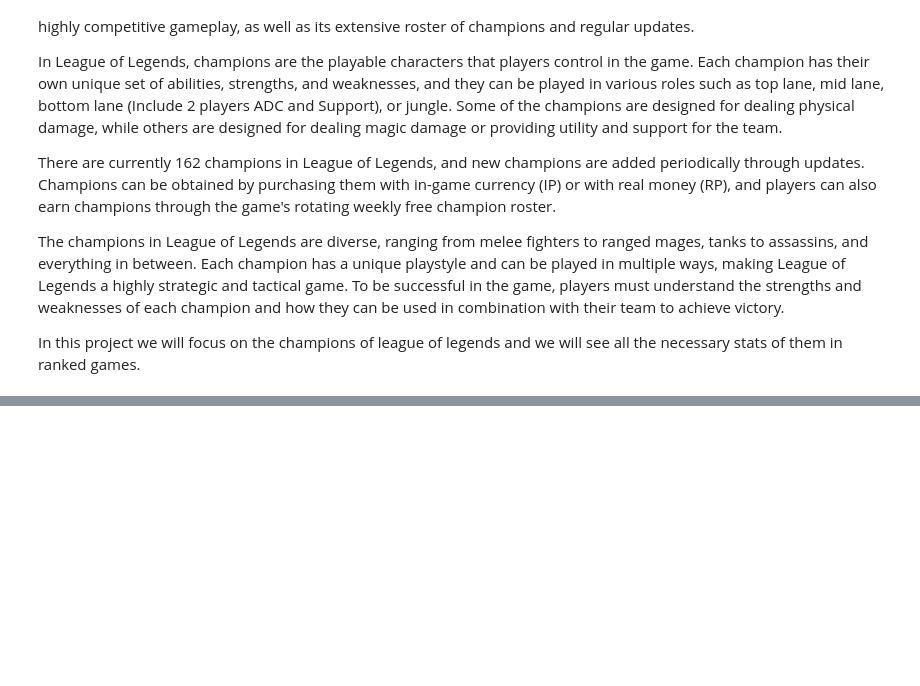
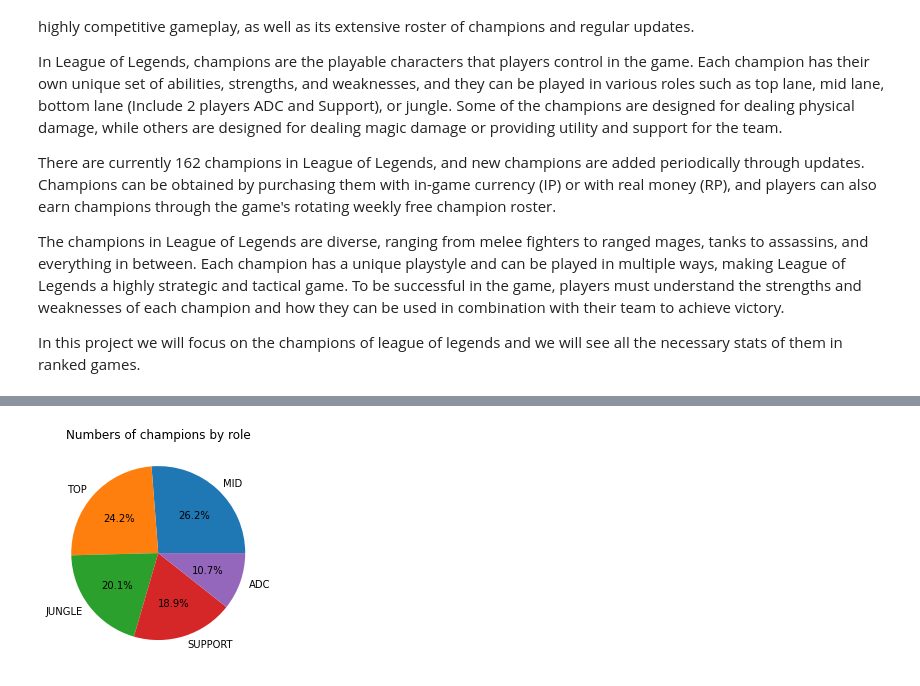
Before and after one commit to Nassim-Hb/Python_project, a Jupyter notebook: Projet.ipynb, the cells around one changed output, grey strips where cells are left out. Saved outputs shown, nothing was run; the diff lists cells and outputs as text; code cells hidden in the pictures; blank space fills up the shorter version.

```diff
--- a/Projet.ipynb
+++ b/Projet.ipynb
@@ -116,0 +193,8 @@ pickrate_bigger_than_3_jungle.head(10)
+# %%
+#Here is a method to count the number of champions by role
+role_counts = df["Role"].value_counts()
+plt.pie(role_counts, labels=role_counts.index, autopct='%1.1f%%')
+plt.title("Numbers of champions by role")
+plt.show()
+# %% [output]
+[figure, added]
```
Also changed, not shown: parts of 19 cells of this notebook.
